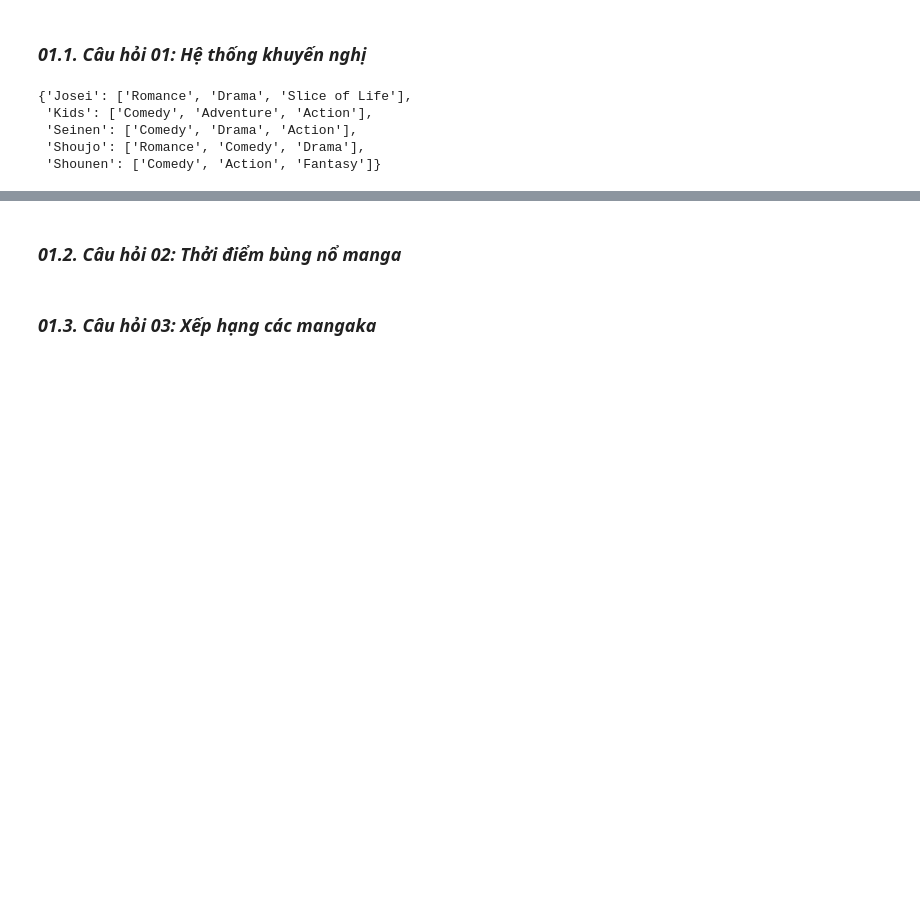
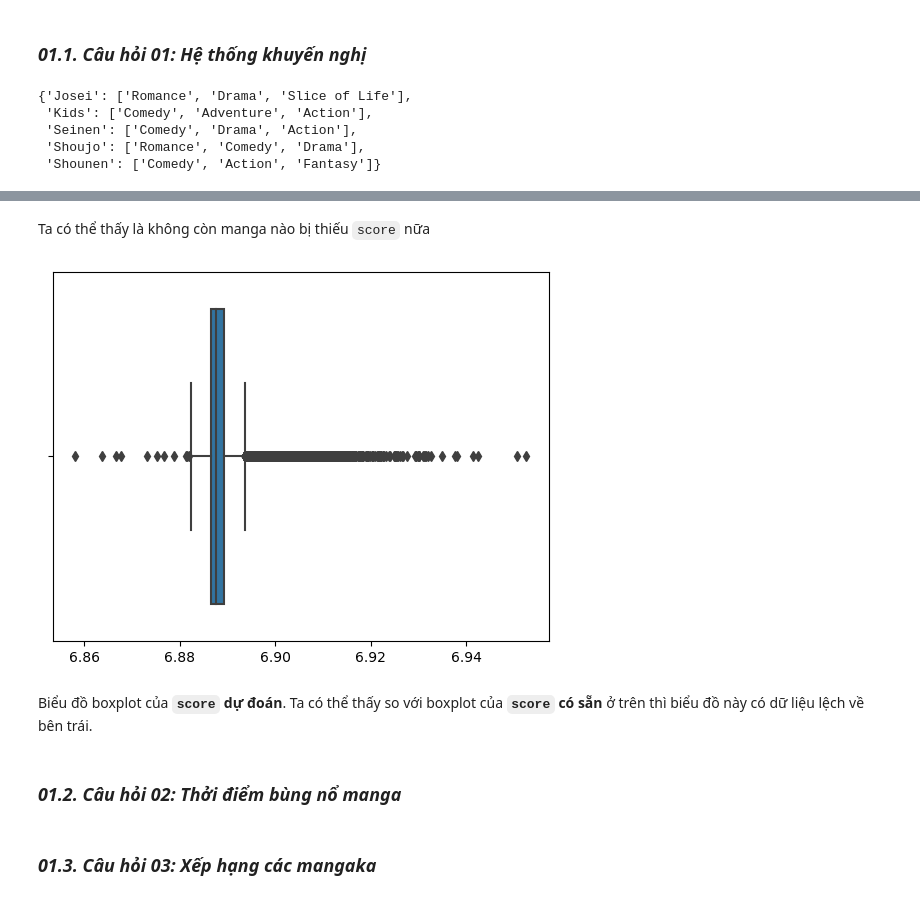
Before and after one commit to lengoctuong/Prj-Manga-Dataset_Programming4DS, a Jupyter notebook: 03_Asking-Questions-and-Analyzing.ipynb, the cells around one changed output, grey strips where cells are left out. Drawn from its saved outputs; the diff is of its cells as text; code cells hidden in the pictures; blank space fills up the shorter version.

```diff
--- a/03_Asking-Questions-and-Analyzing.ipynb
+++ b/03_Asking-Questions-and-Analyzing.ipynb
@@ -227,0 +255,6 @@ dic
+# %%
+score_pred = lngrs.predict(manga_df[np.isnan(manga_df['score'])][['scored_by', 'members', 'favorites']])
+score_pred = score_pred[:, np.newaxis]
+manga_df.loc[np.isnan(manga_df['score']), ['score']] = score_pred
+print('Dataframe sau khi thêm score dự đoán:')
+manga_df
@@ -228,3 +276,11 @@ dic
+# %% [markdown]
+Ta có thể thấy là không còn manga nào bị thiếu `score` nữa
+# %%
+sns.boxplot(x=score_pred);
+# %% [output]
+[figure, added]
+# %% [markdown]
+Biểu đồ boxplot của **`score` dự đoán**. Ta có thể thấy so với boxplot của **`score` có sẵn** ở trên thì biểu đồ này có dữ liệu lệch về bên trái.
 # %% [markdown]
 ### **_01.2. Câu hỏi 02: Thởi điểm bùng nổ manga_**
 # %% [markdown]
```
Also changed, not shown: parts of 11 cells of this notebook.
